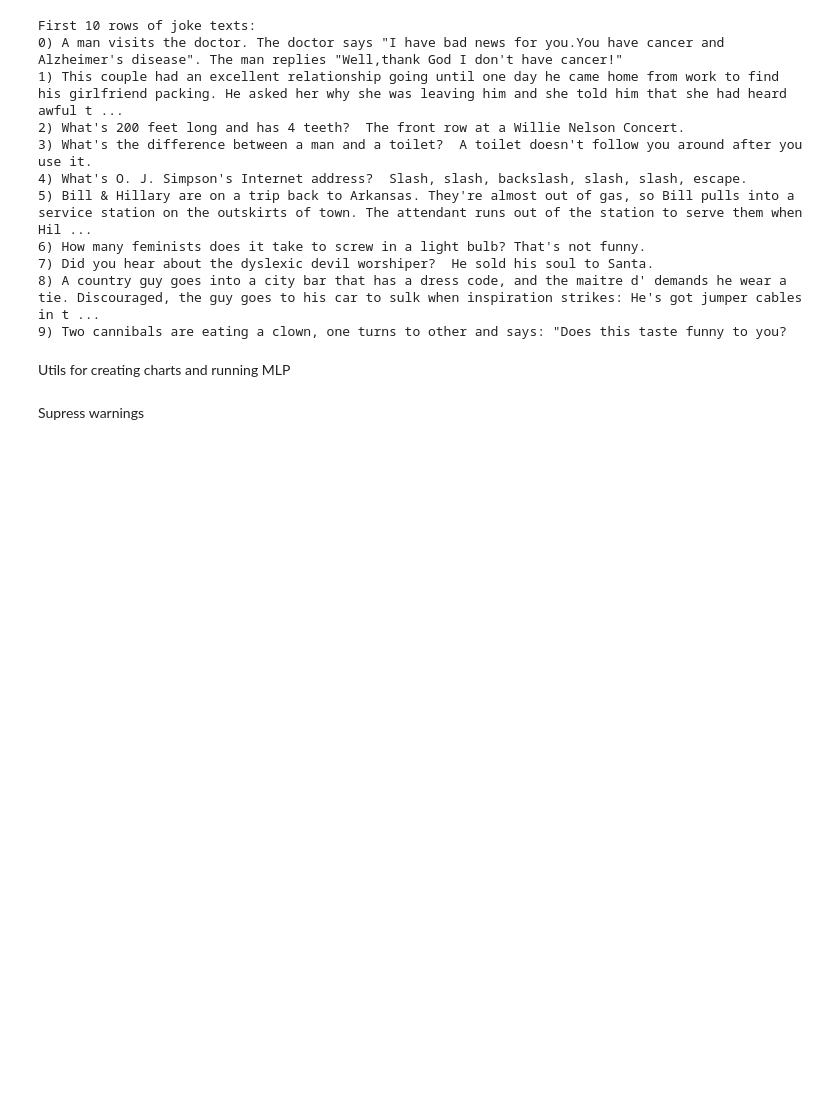
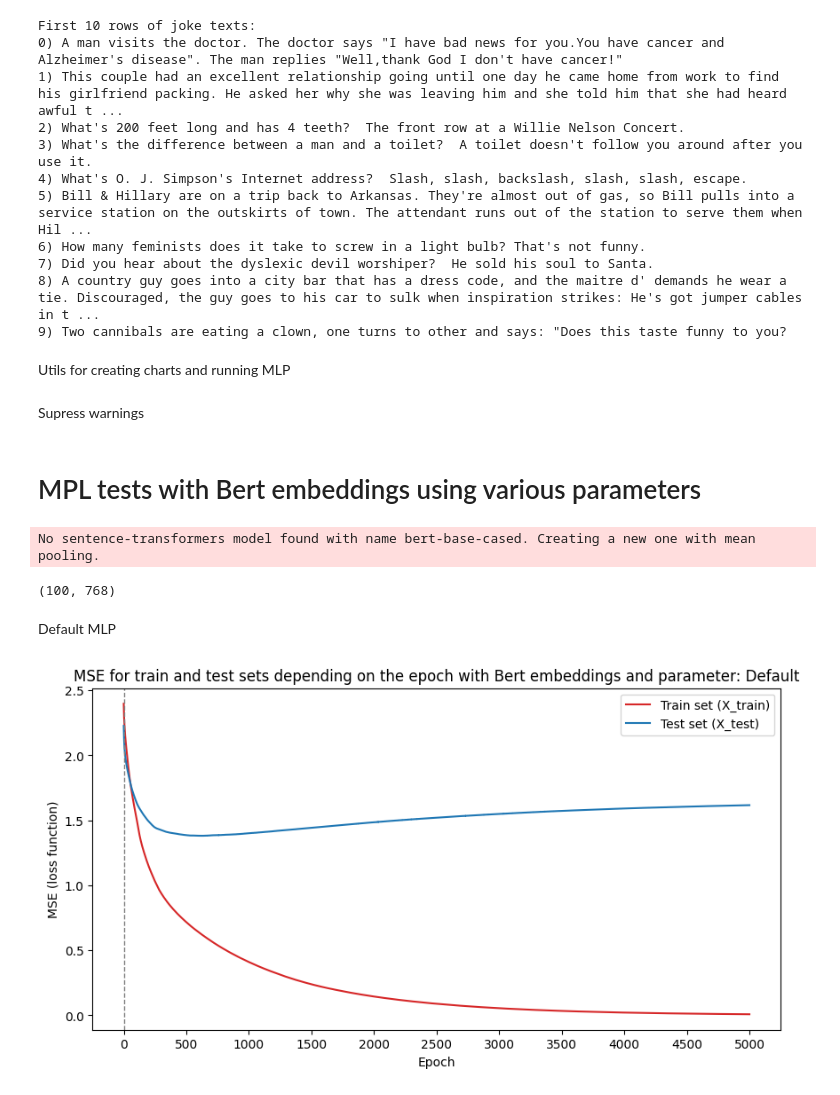
Before and after one commit to bart3br/AI-KE, a Jupyter notebook: Lab5/mlp_regression.ipynb, the cells around one changed output. Cells and saved outputs as stored; diff of their text form; code cells hidden in the pictures; blank space fills up the shorter version.

Commit message:
testing mlp regression with bert embeddings using different learning rates and neuron count

```diff
--- a/Lab5/mlp_regression.ipynb
+++ b/Lab5/mlp_regression.ipynb
@@ -130,7 +130,7 @@ def create_chart(train_pred: list[float], test_pred: list[float], iterations: in
 
     ax.set_xlabel('Epoch')
     ax.set_ylabel('MSE (loss function)')
-    ax.set_title(f'MSE for train and test sets depending on the epoch with embeddings: {embeddings} and parameter: {parameter}')
+    ax.set_title(f'MSE for train and test sets depending on the epoch with {embeddings} embeddings and parameter: {parameter}')
     ax.legend(loc='upper right')
 
     folder_path = 'charts'
@@ -172,3 +172,37 @@ import warnings
 from sklearn.exceptions import ConvergenceWarning
 
 warnings.filterwarnings("ignore", category=ConvergenceWarning)
+# %% [markdown]
+# MPL tests with Bert embeddings using various parameters
+# %%
+model = SentenceTransformer('bert-base-cased')
+X = model.encode(joke_texts)
+
+# Embeddings shape
+print(X.shape)
+# %% [output]
+No sentence-transformers model found with name bert-base-cased. Creating a new one with mean pooling.
+(100, 768)
+# %% [markdown]
+Default MLP
+# %%
+rng = np.random.RandomState(42)
+
+mlp = MLPRegressor(solver='sgd',
+                   alpha=0.0,
+                   learning_rate='constant',
+                   random_state=rng,
+                   warm_start=True,
+                   max_iter=1)
+X_train, X_test, Y_train, Y_test = train_test_split(X, Y, test_size=0.3, random_state=rng)
+run_mlp_network(X_train,
+                X_test,
+                Y_train,
+                Y_test,
+                mlp,
+                iterations=5000,
+                chart_filename='bert_default',
+                embeddings='Bert',
+                parameter='Default')
+# %% [output]
+[figure, added]
```
Also changed, not shown: parts of 5 cells of this notebook, 8 other files.
